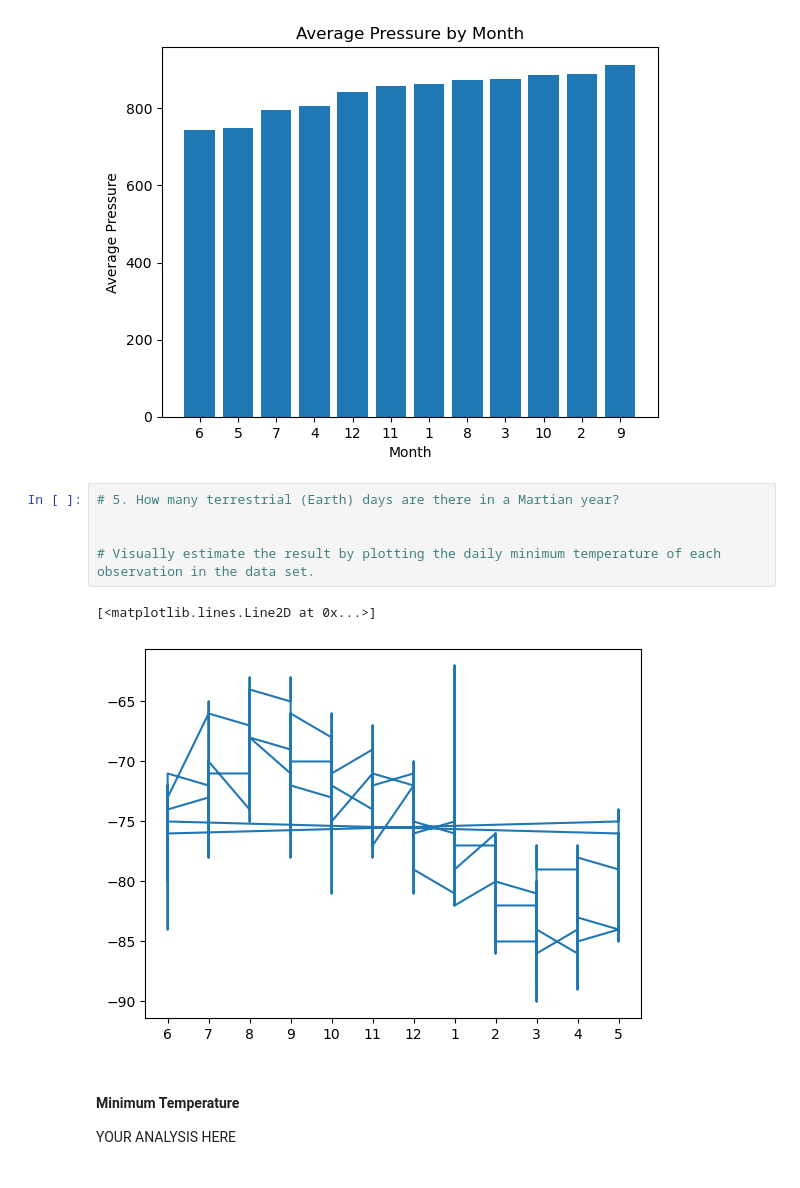
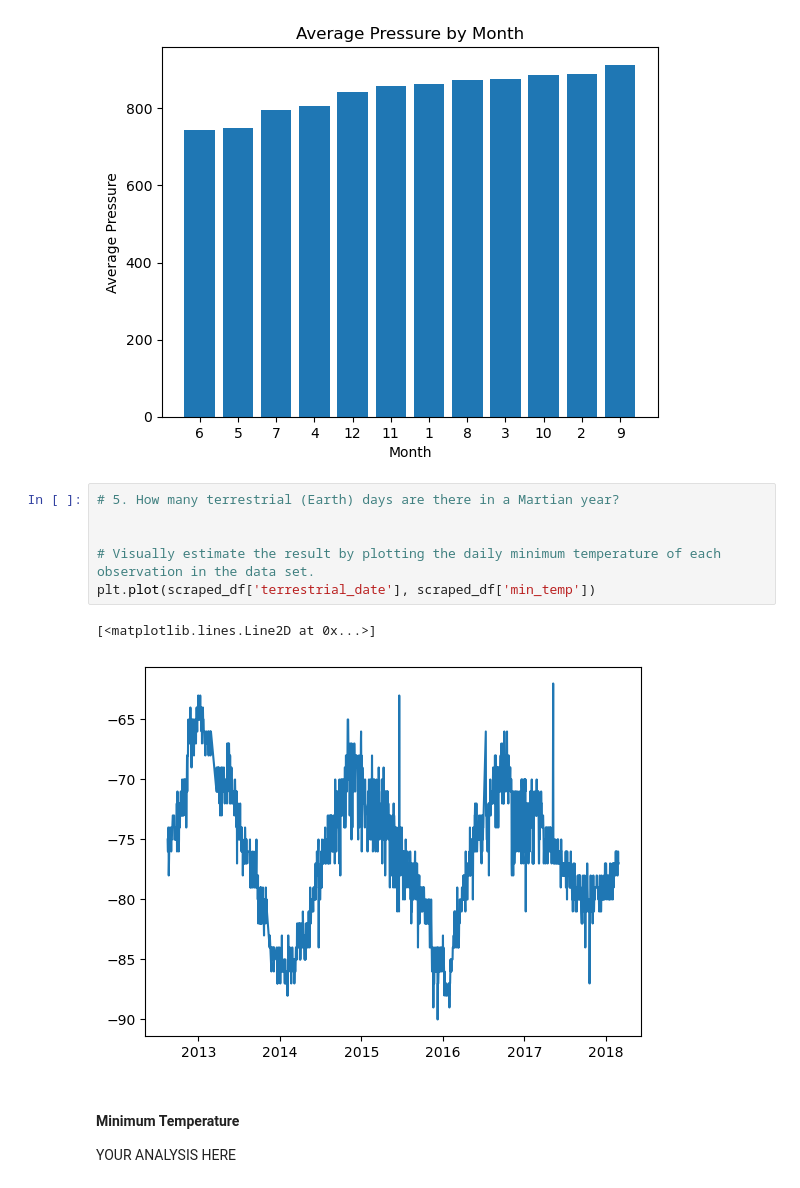
Before and after one commit to nickbartram/webscrape-challenge, a Jupyter notebook: mars_scrape/part_2_mars_weather.ipynb, the cells around one changed output. Saved outputs shown, nothing was run; the diff lists cells and outputs as text.

```diff
--- a/mars_scrape/part_2_mars_weather.ipynb
+++ b/mars_scrape/part_2_mars_weather.ipynb
@@ -294,11 +294,12 @@ plt.show()
 # %%
 # 5. How many terrestrial (Earth) days are there in a Martian year?
 
 
 # Visually estimate the result by plotting the daily minimum temperature of each observation in the data set.
+plt.plot(scraped_df['terrestrial_date'], scraped_df['min_temp'])
 # %% [output]
 [<matplotlib.lines.Line2D at 0x...>]
-[figure, old version]
+[figure, new version]
 # %% [markdown]
 #### Minimum Temperature
 
```
Also changed, not shown: parts of 1 cell of this notebook, 1 other file.
